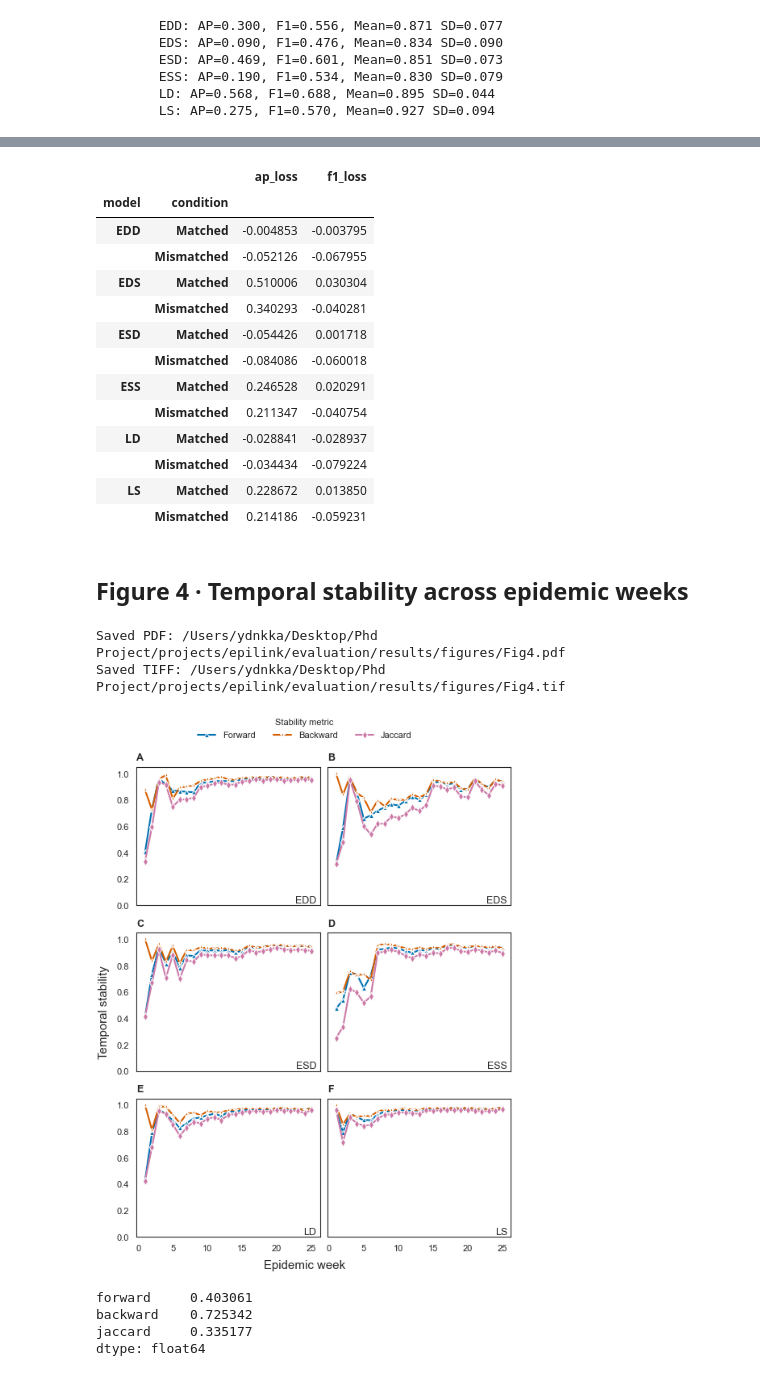
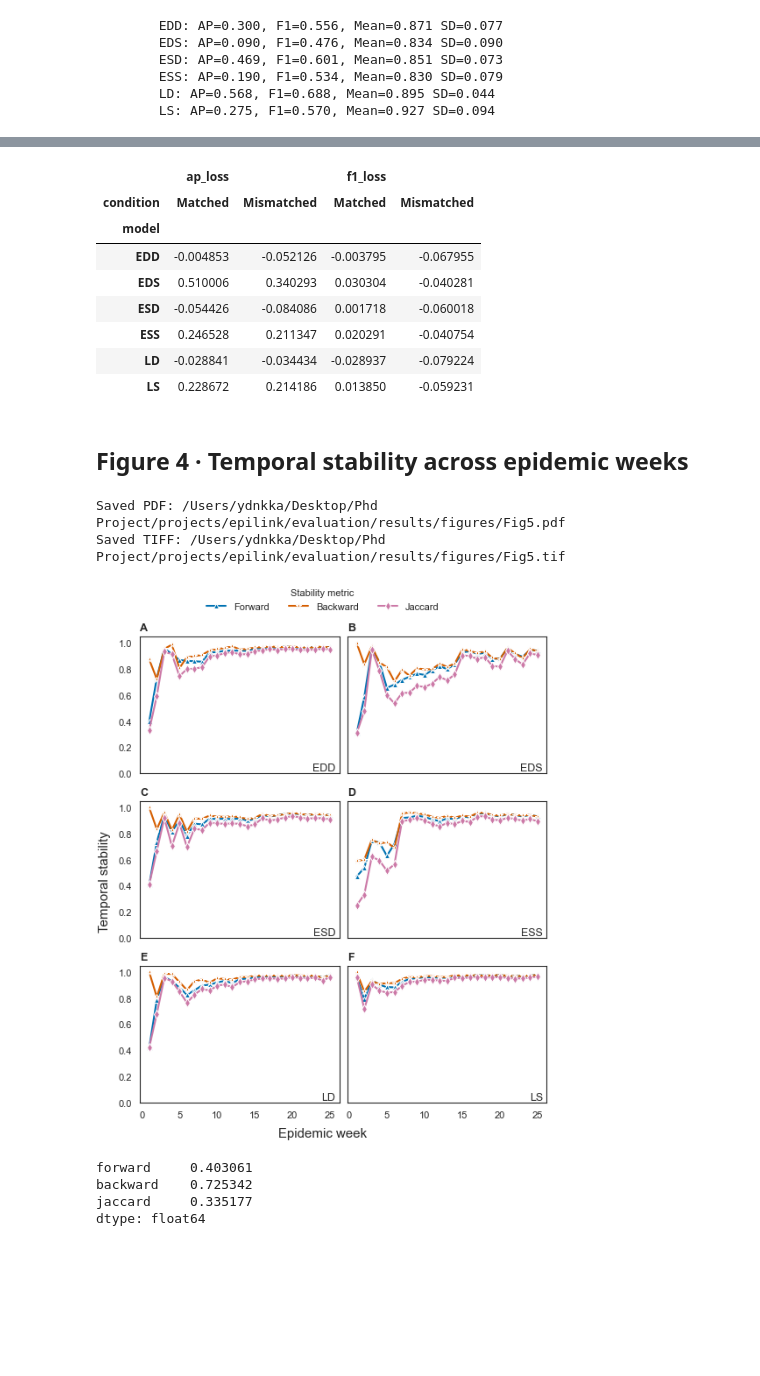
Before and after one commit to ydnkka/epilink, a Jupyter notebook: evaluation/src/evaluation/figures.ipynb, the cells around one changed output, grey strips where cells are left out. Drawn from its saved outputs; the diff is of its cells as text; code cells hidden in the pictures; blank space fills up the shorter version.

```diff
--- a/evaluation/src/evaluation/figures.ipynb
+++ b/evaluation/src/evaluation/figures.ipynb
@@ -258,8 +258,8 @@ def make_heatmap(
         linewidths=0.2,
         linecolor="white",
         cbar=False,
-        vmin=-1,
-        vmax=1,
+        vmin=-3,
+        vmax=3,
     )
     ax.set_yticklabels(
         [SCENARIO_LABELS.get(t.get_text(), t.get_text()) for t in ax.get_yticklabels()],
@@ -380,21 +380,16 @@ Saved TIFF: /Users/ydnkka/Desktop/Phd Project/projects/epilink/evaluation/result
 # %%
 data = results.loc[results["scenario"] != "baseline"]
-data.groupby(["model", "condition"])[["ap_loss", "f1_loss"]].mean()
+data.groupby(["model", "condition"])[["ap_loss", "f1_loss"]].mean().unstack(level="condition")
 # %% [output]
-|  |  | ap_loss | f1_loss |
-| model | condition |  |  |
-| EDD | Matched | -0.004853 | -0.003795 |
-|  | Mismatched | -0.052126 | -0.067955 |
-| EDS | Matched | 0.510006 | 0.030304 |
-|  | Mismatched | 0.340293 | -0.040281 |
-| ESD | Matched | -0.054426 | 0.001718 |
-|  | Mismatched | -0.084086 | -0.060018 |
-| ESS | Matched | 0.246528 | 0.020291 |
-|  | Mismatched | 0.211347 | -0.040754 |
-| LD | Matched | -0.028841 | -0.028937 |
-|  | Mismatched | -0.034434 | -0.079224 |
-| LS | Matched | 0.228672 | 0.013850 |
-|  | Mismatched | 0.214186 | -0.059231 |
+|  | ap_loss |  | f1_loss |  |
+| condition | Matched | Mismatched | Matched | Mismatched |
+| model |  |  |  |  |
+| EDD | -0.004853 | -0.052126 | -0.003795 | -0.067955 |
+| EDS | 0.510006 | 0.340293 | 0.030304 | -0.040281 |
+| ESD | -0.054426 | -0.084086 | 0.001718 | -0.060018 |
+| ESS | 0.246528 | 0.211347 | 0.020291 | -0.040754 |
+| LD | -0.028841 | -0.034434 | -0.028937 | -0.079224 |
+| LS | 0.228672 | 0.214186 | 0.013850 | -0.059231 |
 # %% [markdown]
 ## Figure 4 · Temporal stability across epidemic weeks
 # %%
@@ -451,40 +446,40 @@ fig4, axes4 = plt.subplots(
     2,
     figsize=(
         cm_to_inch(PLOS_WIDTHS_CM["text_column"]),
-        cm_to_inch(PLOS_WIDTHS_CM["text_column"]) * 1.25,
+        cm_to_inch(PLOS_WIDTHS_CM["text_column"]) * 1.15,
     ),
     sharex=True,
     sharey=True,
     constrained_layout=True,
     gridspec_kw={"hspace": 0.05},
 )
 axes4 = axes4.flatten()
 
 for ax,  (m, frame) in zip(axes4, stability_frames.items()):
     plot_stability_panel(frame, ax, m)
 
 handles, labels = axes4[0].get_legend_handles_labels()
 for ax in axes4:
     if ax.legend_ is not None:
         ax.legend_.remove()
 
 fig4.legend(
     handles,
     labels,
     title="Stability metric",
     loc="upper center",
     bbox_to_anchor=(0.5, 1.075),
     ncol=3,
 )
 fig4.supylabel("Temporal stability")
 fig4.supxlabel("Epidemic week")
 add_panel_labels(list(axes4))
-export_figure(fig4, "Fig4")
+export_figure(fig4, "Fig5")
 plt.show()
 # %% [output]
-Saved PDF: /Users/ydnkka/Desktop/Phd Project/projects/epilink/evaluation/results/figures/Fig4.pdf
-Saved TIFF: /Users/ydnkka/Desktop/Phd Project/projects/epilink/evaluation/results/figures/Fig4.tif
+Saved PDF: /Users/ydnkka/Desktop/Phd Project/projects/epilink/evaluation/results/figures/Fig5.pdf
+Saved TIFF: /Users/ydnkka/Desktop/Phd Project/projects/epilink/evaluation/results/figures/Fig5.tif
-[figure, old version]
+[figure, new version]
 # %%
 stability_frames["EDD"][["forward", "backward", "jaccard"]].min()
 # %% [output]
```
Also changed, not shown: parts of 4 cells of this notebook, 15 other files.
